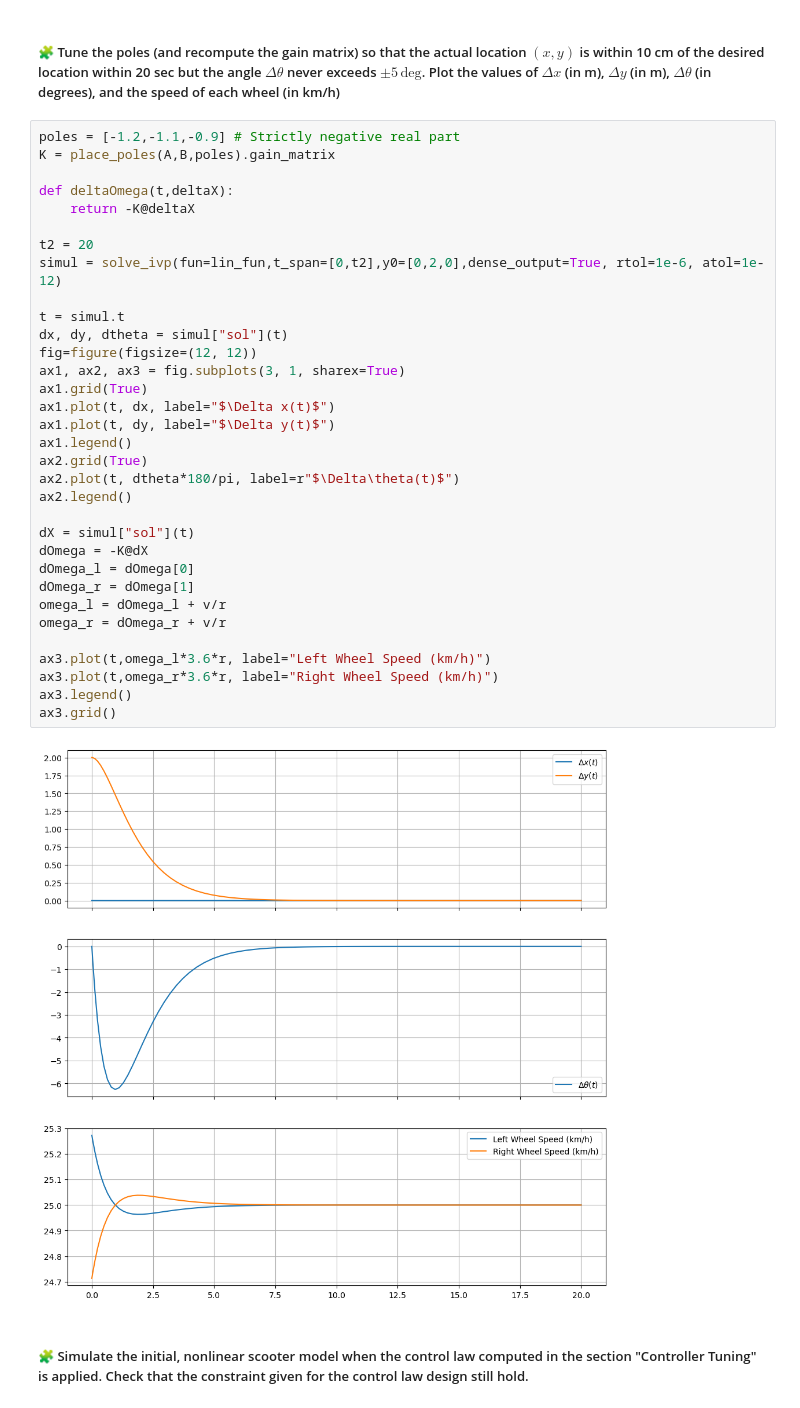
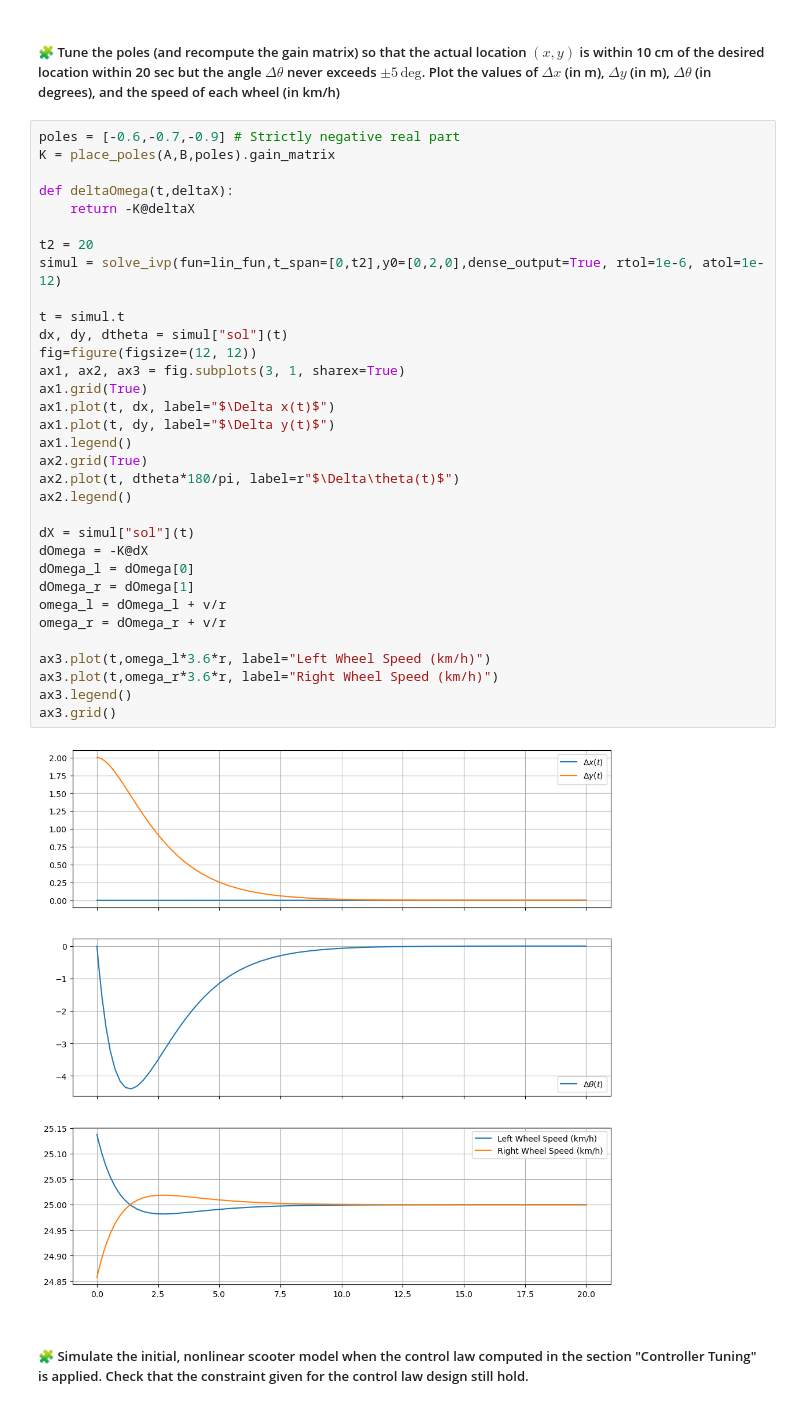
Before and after one commit to Nezar-ELMESSNAOUI/control-engineering-with-python-project-2023-2024, a Jupyter notebook: Project-part-3.ipynb, the cells around one changed output. Drawn from its saved outputs; the diff is of its cells as text.

```diff
--- a/Project-part-3.ipynb
+++ b/Project-part-3.ipynb
@@ -565,40 +565,40 @@ pass
 # %% [markdown]
 ##### 🧩 Tune the poles (and recompute the gain matrix) so that the actual location $(x, y)$ is within 10 cm of the desired location within 20 sec but the angle $\Delta \theta$ never exceeds $\pm 5 \, \mathrm{deg}$. Plot the values of $\Delta x$ (in m), $\Delta y$ (in m), $\Delta \theta$ (in degrees), and the speed of each wheel (in km/h)
 # %%
-poles = [-1.2,-1.1,-0.9] # Strictly negative real part
+poles = [-0.6,-0.7,-0.9] # Strictly negative real part
 K = place_poles(A,B,poles).gain_matrix
 
 def deltaOmega(t,deltaX):
     return -K@deltaX
 
 t2 = 20
 simul = solve_ivp(fun=lin_fun,t_span=[0,t2],y0=[0,2,0],dense_output=True, rtol=1e-6, atol=1e-12)
 
 t = simul.t
 dx, dy, dtheta = simul["sol"](t)
 fig=figure(figsize=(12, 12))
 ax1, ax2, ax3 = fig.subplots(3, 1, sharex=True)
 ax1.grid(True)
 ax1.plot(t, dx, label="$\Delta x(t)$")
 ax1.plot(t, dy, label="$\Delta y(t)$")
 ax1.legend()
 ax2.grid(True)
 ax2.plot(t, dtheta*180/pi, label=r"$\Delta\theta(t)$")
 ax2.legend()
 
 dX = simul["sol"](t)
 dOmega = -K@dX
 dOmega_l = dOmega[0]
 dOmega_r = dOmega[1]
 omega_l = dOmega_l + v/r
 omega_r = dOmega_r + v/r
 
 ax3.plot(t,omega_l*3.6*r, label="Left Wheel Speed (km/h)")
 ax3.plot(t,omega_r*3.6*r, label="Right Wheel Speed (km/h)")
 ax3.legend()
 ax3.grid()
 # %% [output]
-[figure, old version]
+[figure, new version]
 # %% [markdown]
 ##### 🧩 Simulate the initial, nonlinear scooter model when the control law computed in the section "Controller Tuning" is applied. Check that the constraint given for the control law design still hold.
 # %%
```
Also changed, not shown: parts of 16 cells of this notebook.
